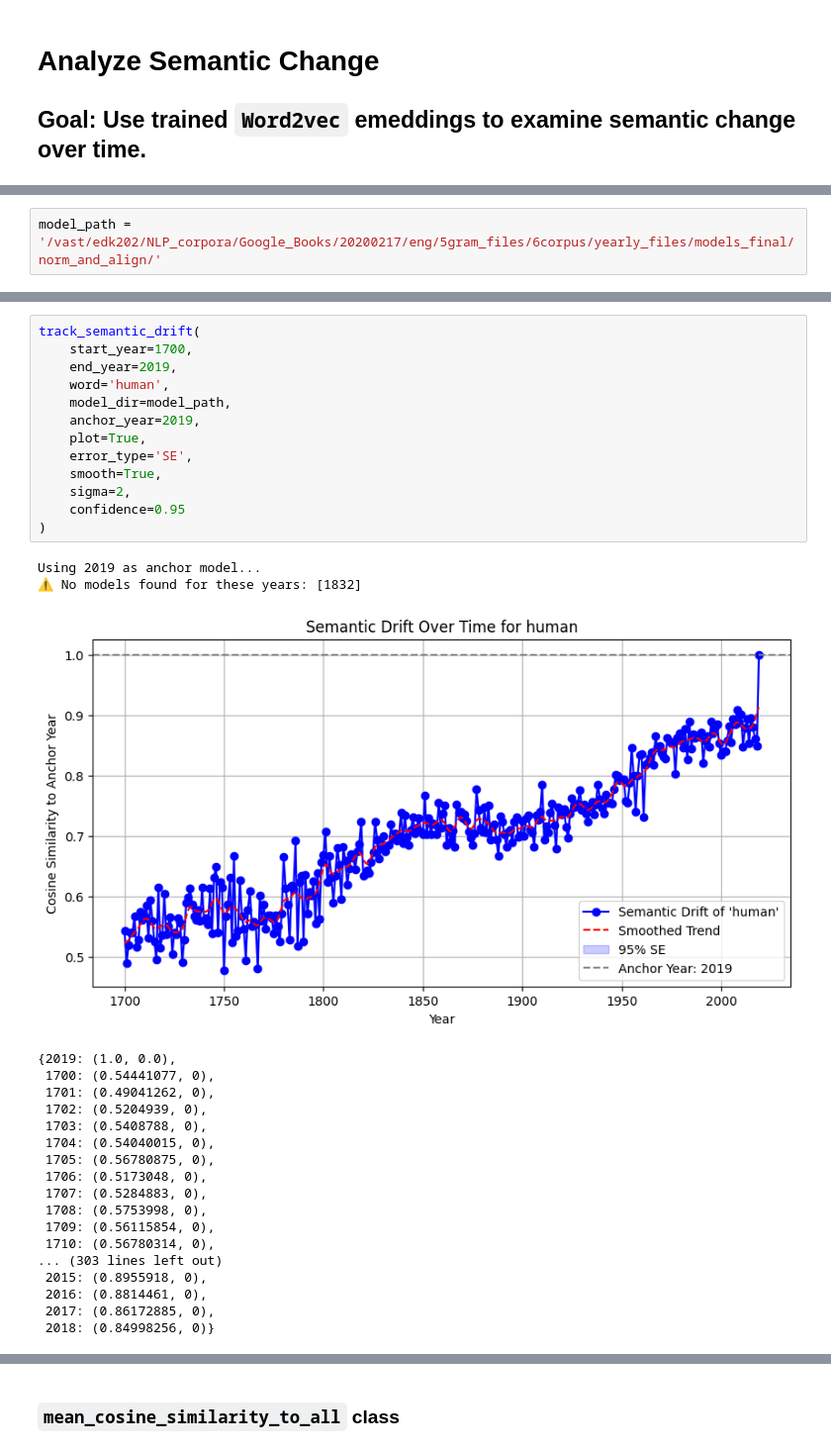
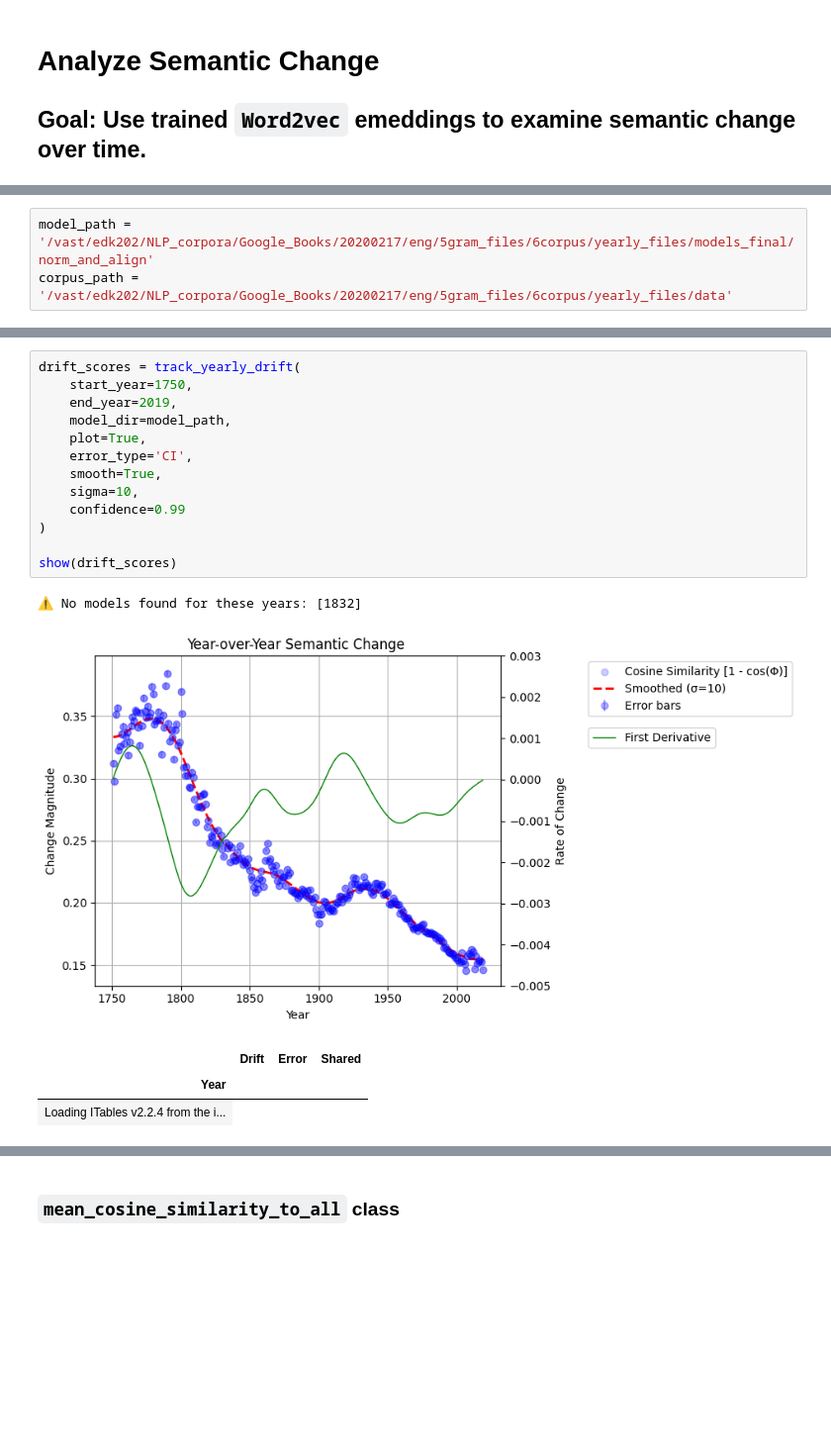
Before and after one commit to eric-d-knowles/hist_w2v, a Jupyter notebook: notebooks/workflow_analyze_change.ipynb, the cells around one changed output, grey strips where cells are left out. Shown at 99% size. Drawn from its saved outputs; the diff is of its cells as text; blank space fills up the shorter version.

```diff
--- a/notebooks/workflow_analyze_change.ipynb
+++ b/notebooks/workflow_analyze_change.ipynb
@@ -13,2 +16,3 @@ The `hist_w2v` package contains several tools useful in quantifying how much wor
 # %%
-model_path = '/vast/edk202/NLP_corpora/Google_Books/20200217/eng/5gram_files/6corpus/yearly_files/models_final/norm_and_align/'
+model_path =  '/vast/edk202/NLP_corpora/Google_Books/20200217/eng/5gram_files/6corpus/yearly_files/models_final/norm_and_align'
+corpus_path = '/vast/edk202/NLP_corpora/Google_Books/20200217/eng/5gram_files/6corpus/yearly_files/data'
@@ -75,34 +95,19 @@ Using 2018 as anchor model...
-# %%
-track_semantic_drift(
-    start_year=1700,
-    end_year=2019,
-    word='human',
-    model_dir=model_path,
-    anchor_year=2019,
-    plot=True,
-    error_type='SE',
-    smooth=True,
-    sigma=2,
-    confidence=0.95
-)
-# %% [output]
-Using 2019 as anchor model...
-⚠️ No models found for these years: [1832]
-[figure, removed]
-{2019: (1.0, 0.0),
- 1700: (0.54441077, 0),
- 1701: (0.49041262, 0),
- 1702: (0.5204939, 0),
- 1703: (0.5408788, 0),
- 1704: (0.54040015, 0),
- 1705: (0.56780875, 0),
- 1706: (0.5173048, 0),
- 1707: (0.5284883, 0),
- 1708: (0.5753998, 0),
- 1709: (0.56115854, 0),
- 1710: (0.56780314, 0),
-... (303 lines left out)
- 2015: (0.8955918, 0),
- 2016: (0.8814461, 0),
- 2017: (0.86172885, 0),
- 2018: (0.84998256, 0)}
+# %%
+drift_scores = track_yearly_drift(
+    start_year=1750,
+    end_year=2019,
+    model_dir=model_path,
+    plot=True,
+    error_type='CI',
+    smooth=True,
+    sigma=10,
+    confidence=0.99
+)
+
+show(drift_scores)
+# %% [output]
+⚠️ No models found for these years: [1832]
+[figure, added]
+|  | Drift | Error | Shared |
+| Year |  |  |  |
+| Loading ITables v2.2.4 from the i... |
```
Also changed, not shown: parts of 16 cells of this notebook, 8 other files.
